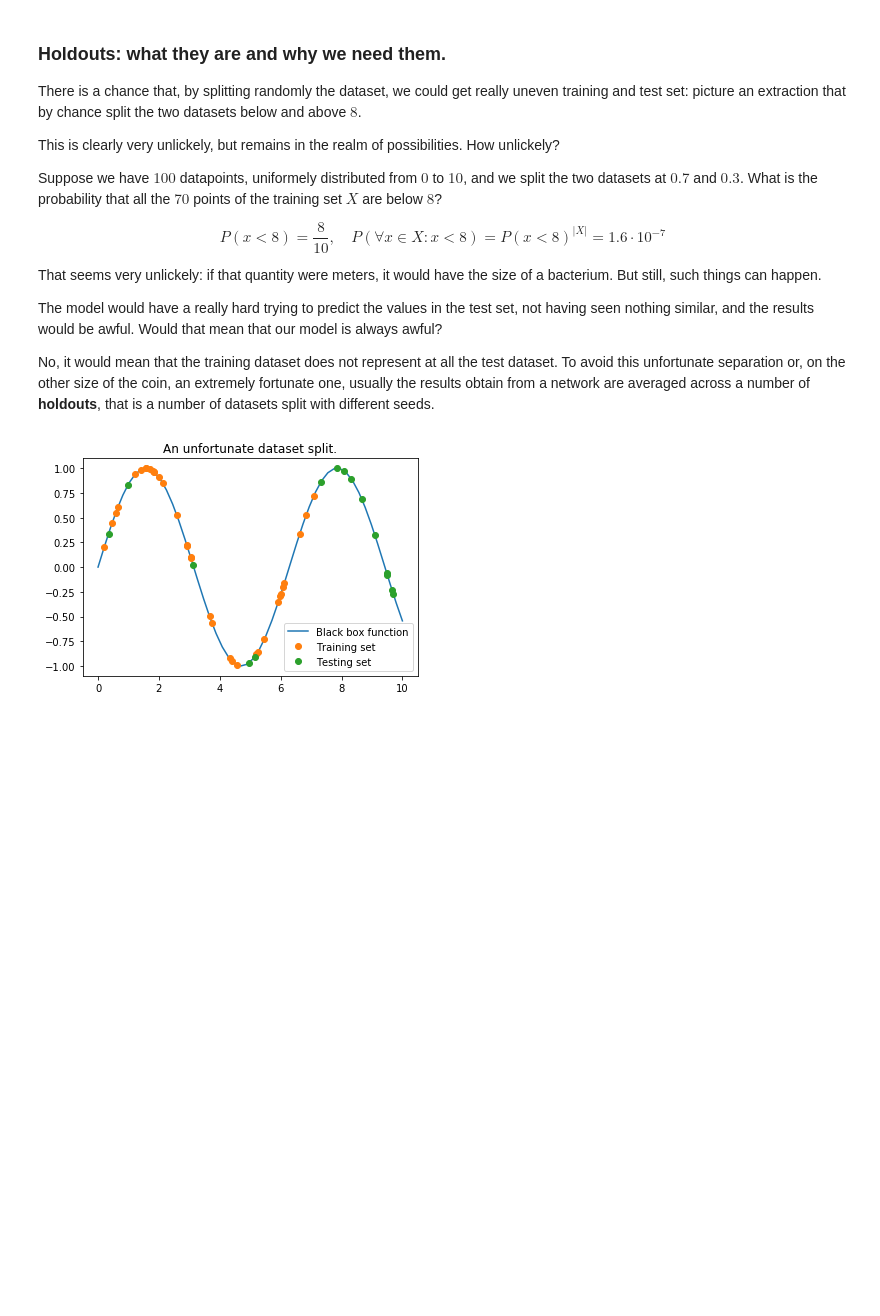
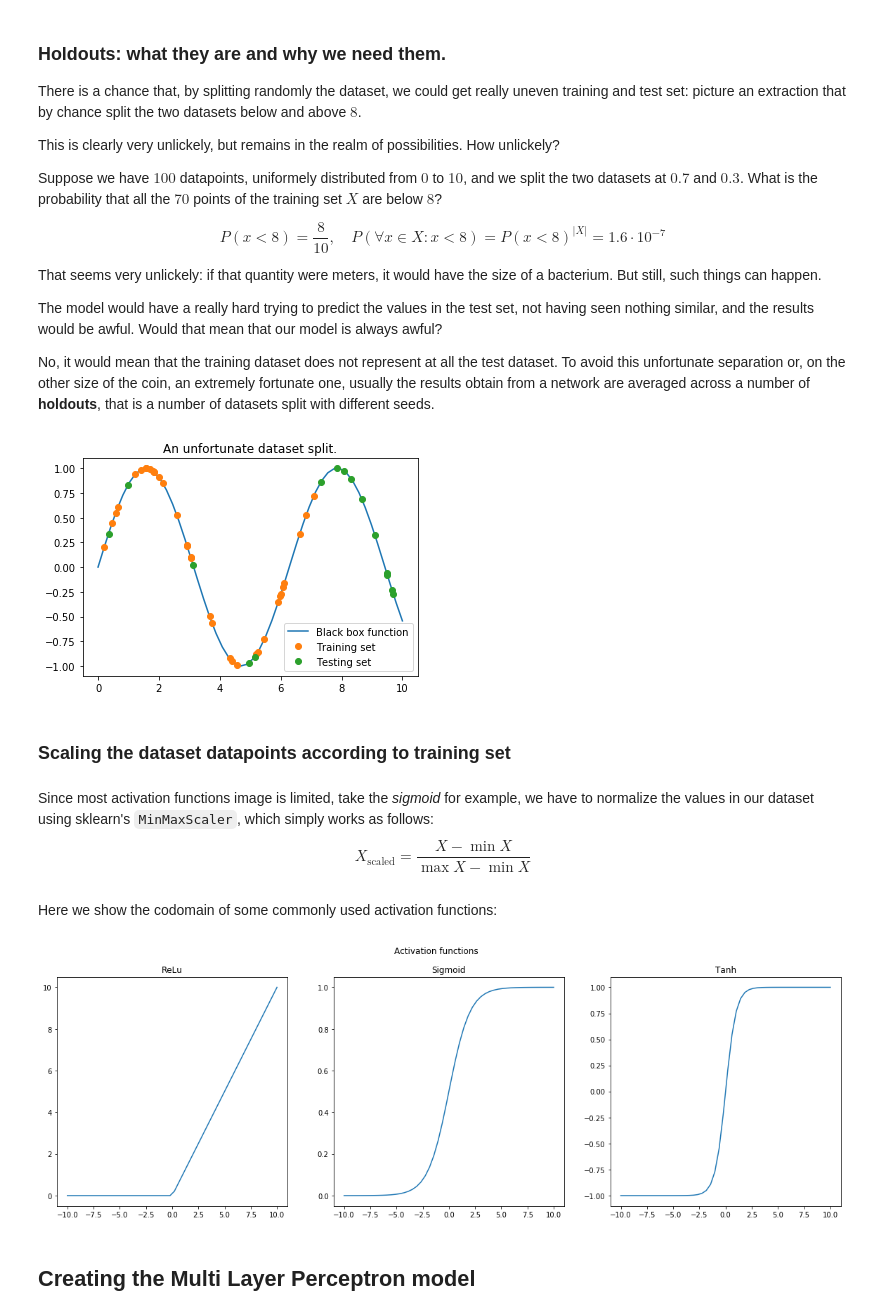
Before and after one commit to LucaCappelletti94/Master-in-Bioinformatics-and-Functional-genomics, a Jupyter notebook: MLP.ipynb, the cells around one changed output. Cells and saved outputs as stored; diff of their text form; code cells hidden in the pictures; blank space fills up the shorter version.

```diff
--- a/MLP.ipynb
+++ b/MLP.ipynb
@@ -161,4 +161,26 @@ plt.legend()
 plt.show()
 # %% [output]
 [figure]
+# %% [markdown]
+### Scaling the dataset datapoints according to training set
+# %% [markdown]
+Since most activation functions image is limited, take the *sigmoid* for example, we have to normalize the values in our dataset using sklearn's `MinMaxScaler`, which simply works as follows:
+$$X_{\text{scaled}} = \frac{X-\min{X}}{\max{X} - \min{X}}$$
+# %% [markdown]
+Here we show the codomain of some commonly used activation functions:
+# %%
+activation_functions = {
+    "ReLu":lambda x:np.maximum(x, 0),
+    "Sigmoid":lambda x:1 / (1 + np.exp(-x)),
+    "Tanh":np.tanh
+}
+_, axes = plt.subplots(1, len(activation_functions), figsize=(20,6))
+x = np.linspace(-10,10)
+for i, (name, function) in enumerate(activation_functions.items()):
+    axes[i].plot(x, function(x))
+    axes[i].set_title(name)
+plt.suptitle("Activation functions")
+plt.show()
+# %% [output]
+[figure, added]
 # %%
@@ -171 +195,3 @@ def generate_holdout(x:np.ndarray, y:np.ndarray, test_size:float, random_state:i
     return (*scale(x_train, x_test), *scale(y_train, y_test))
+# %% [markdown]
+## Creating the Multi Layer Perceptron model
```
Also changed, not shown: parts of 4 cells of this notebook, 4 other files.
